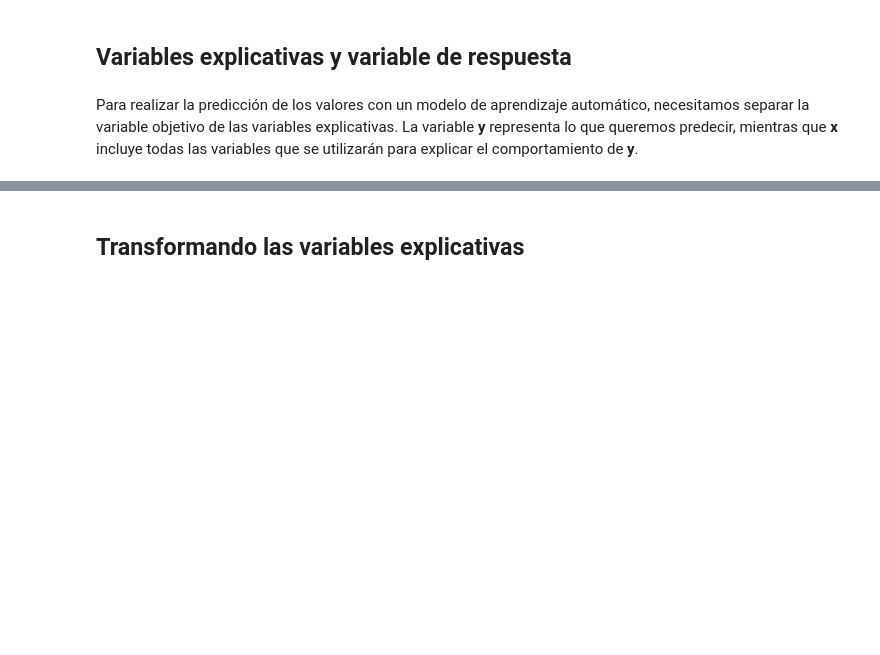
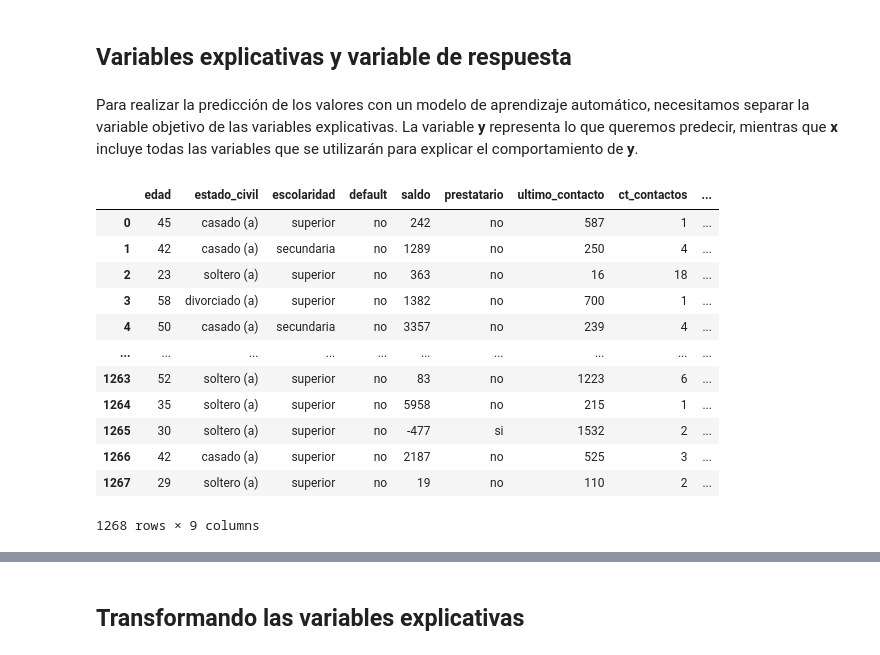
Before and after one commit to FlamInIFabrIzIo/2--curso-DS-Alura-latam, a Jupyter notebook: notebooks/Clasificacion_primeros_pasos.ipynb, the cells around one changed output, grey strips where cells are left out. Cells and saved outputs as stored; diff of their text form; code cells hidden in the pictures; blank space fills up the shorter version.

Commit message:
02.Transformacion de datos. fin.(Clasificacion)

```diff
--- a/notebooks/Clasificacion_primeros_pasos.ipynb
+++ b/notebooks/Clasificacion_primeros_pasos.ipynb
@@ -102,3 +102,19 @@ px.box(datos, x='ct_contactos', color='adherencia_inversion')
 ## Variables explicativas y variable de respuesta
 # %% [markdown]
 Para realizar la predicción de los valores con un modelo de aprendizaje automático, necesitamos separar la variable objetivo de las variables explicativas. La variable **y** representa lo que queremos predecir, mientras que **x** incluye todas las variables que se utilizarán para explicar el comportamiento de **y**.
+# %%
+datos
+# %% [output]
+|  | edad | estado_civil | escolaridad | default | saldo | prestatario | ultimo_contacto | ct_contactos | ... |
+| 0 | 45 | casado (a) | superior | no | 242 | no | 587 | 1 | ... |
+| 1 | 42 | casado (a) | secundaria | no | 1289 | no | 250 | 4 | ... |
+| 2 | 23 | soltero (a) | superior | no | 363 | no | 16 | 18 | ... |
+| 3 | 58 | divorciado (a) | superior | no | 1382 | no | 700 | 1 | ... |
+| 4 | 50 | casado (a) | secundaria | no | 3357 | no | 239 | 4 | ... |
+| ... | ... | ... | ... | ... | ... | ... | ... | ... | ... |
+| 1263 | 52 | soltero (a) | superior | no | 83 | no | 1223 | 6 | ... |
+| 1264 | 35 | soltero (a) | superior | no | 5958 | no | 215 | 1 | ... |
+| 1265 | 30 | soltero (a) | superior | no | -477 | si | 1532 | 2 | ... |
+| 1266 | 42 | casado (a) | superior | no | 2187 | no | 525 | 3 | ... |
+| 1267 | 29 | soltero (a) | superior | no | 19 | no | 110 | 2 | ... |
+1268 rows × 9 columns
```
Also changed, not shown: parts of 13 cells of this notebook.
